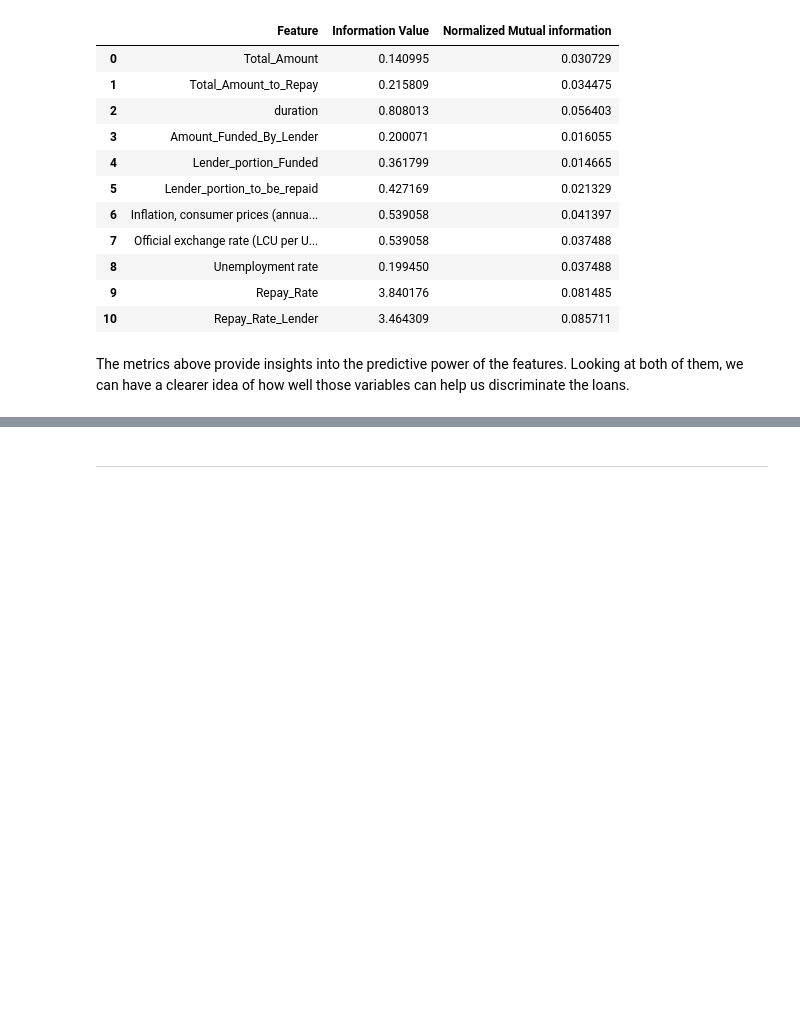
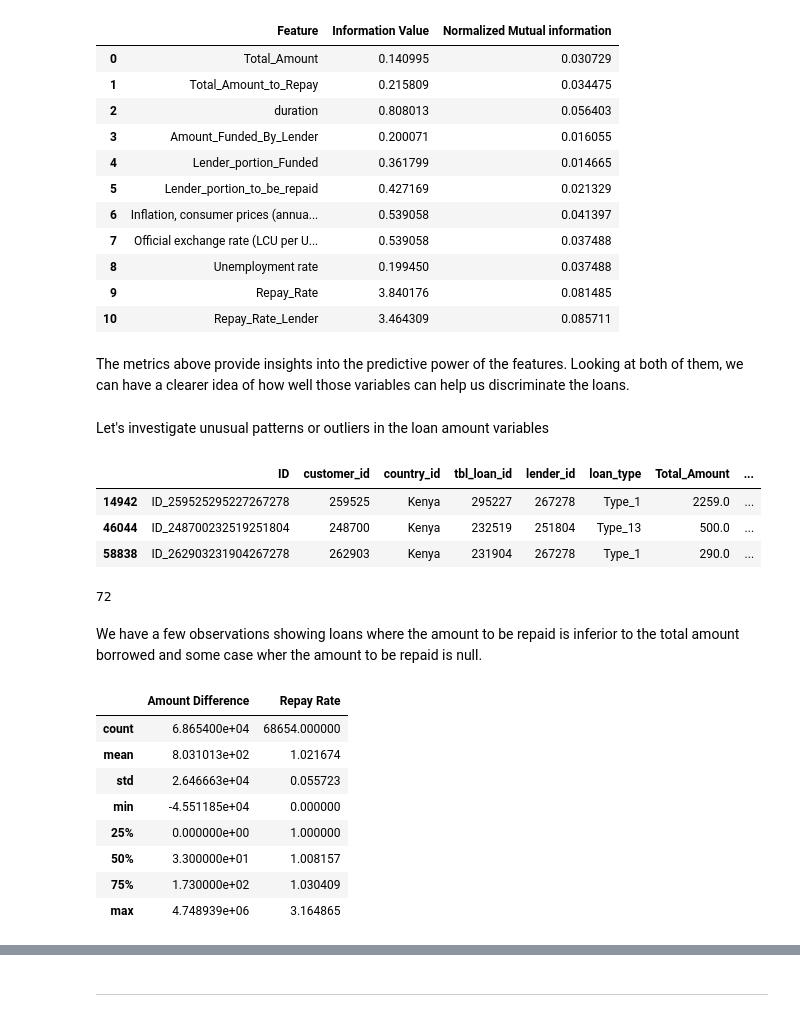
Before and after one commit to Toavina00/Zindi-credit-scoring, a Jupyter notebook: credit-scoring-EDA.ipynb, the cells around one changed output, grey strips where cells are left out. Drawn from its saved outputs; the diff is of its cells as text; code cells hidden in the pictures; blank space fills up the shorter version.

```diff
--- a/credit-scoring-EDA.ipynb
+++ b/credit-scoring-EDA.ipynb
@@ -364,3 +357,33 @@ pd.DataFrame(results)
 | 10 | Repay_Rate_Lender | 3.464309 | 0.085711 |
 # %% [markdown]
 The metrics above provide insights into the predictive power of the features. Looking at both of them, we can have a clearer idea of how well those variables can help us discriminate the loans.
+# %% [markdown]
+ Let's investigate unusual patterns or outliers in the loan amount variables
+# %%
+train[train['Total_Amount_to_Repay'] == 0.0]
+# %% [output]
+|  | ID | customer_id | country_id | tbl_loan_id | lender_id | loan_type | Total_Amount | ... |
+| 14942 | ID_259525295227267278 | 259525 | Kenya | 295227 | 267278 | Type_1 | 2259.0 | ... |
+| 46044 | ID_248700232519251804 | 248700 | Kenya | 232519 | 251804 | Type_13 | 500.0 | ... |
+| 58838 | ID_262903231904267278 | 262903 | Kenya | 231904 | 267278 | Type_1 | 290.0 | ... |
+# %%
+train[train['Total_Amount'] > train['Total_Amount_to_Repay']].shape[0]
+# %% [output]
+72
+# %% [markdown]
+We have a few observations showing loans where the amount to be repaid is inferior to the total amount borrowed and some case wher the amount to be repaid is null.
+# %%
+pd.DataFrame({
+    "Amount Difference":  (train['Total_Amount_to_Repay'] - train['Total_Amount']),
+    "Repay Rate":         (train["Total_Amount_to_Repay"] / train["Total_Amount"]),
+}).describe()
+# %% [output]
+|  | Amount Difference | Repay Rate |
+| count | 6.865400e+04 | 68654.000000 |
+| mean | 8.031013e+02 | 1.021674 |
+| std | 2.646663e+04 | 0.055723 |
+| min | -4.551185e+04 | 0.000000 |
+| 25% | 0.000000e+00 | 1.000000 |
+| 50% | 3.300000e+01 | 1.008157 |
+| 75% | 1.730000e+02 | 1.030409 |
+| max | 4.748939e+06 | 3.164865 |
```
Also changed, not shown: parts of 7 cells of this notebook.
